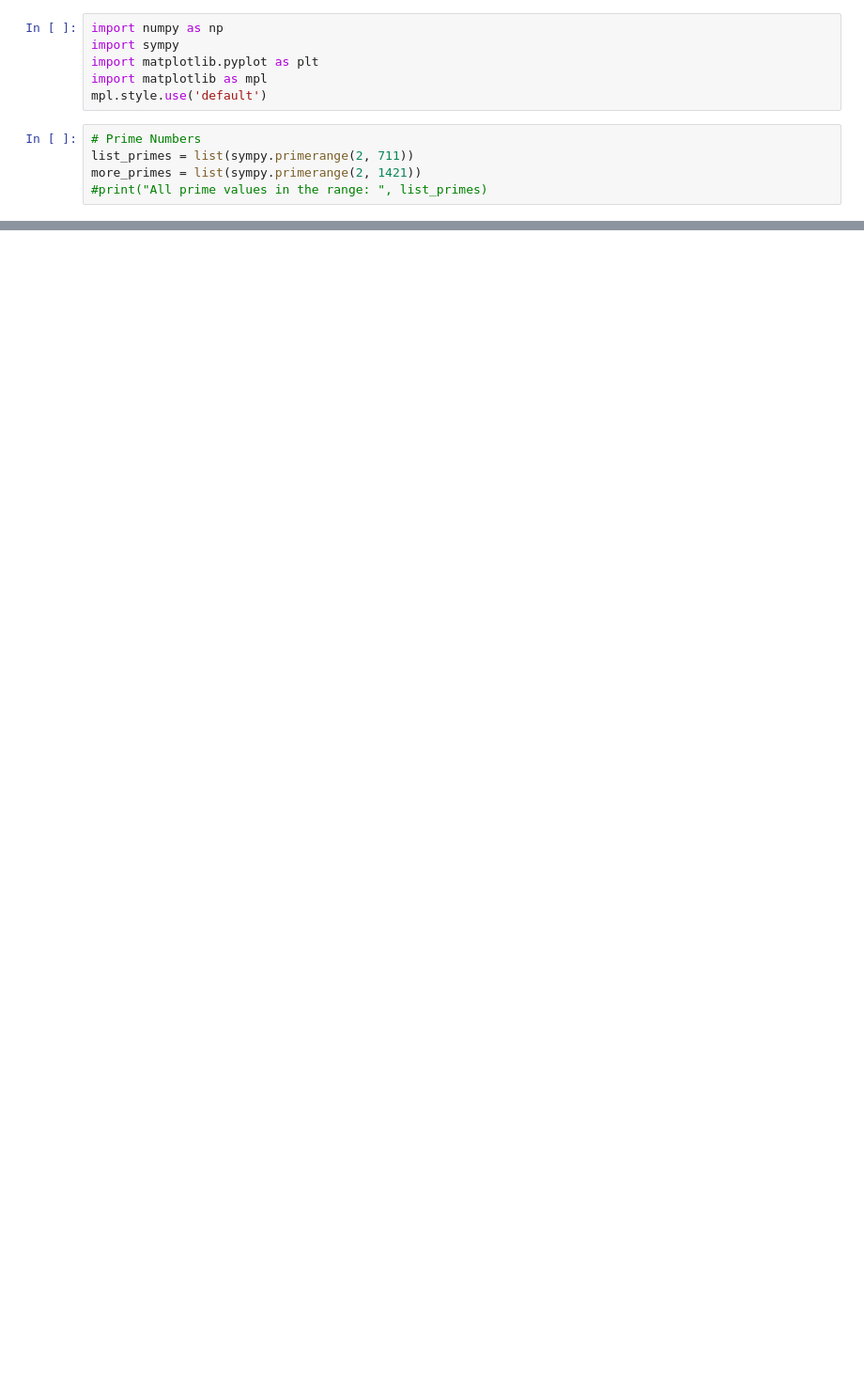
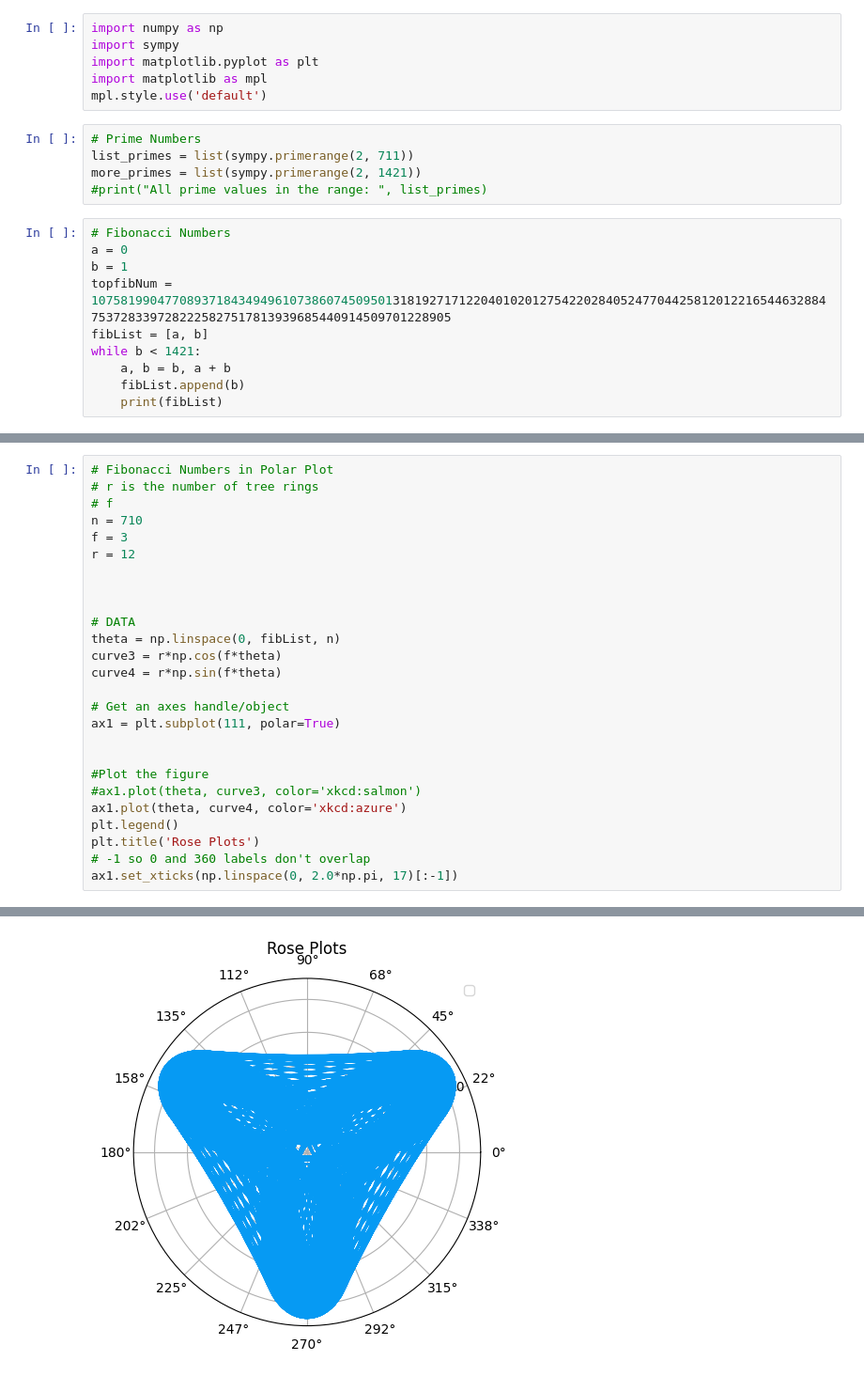
Before and after one commit to hishamaru999/Polar_Prime_Numbers, a Jupyter notebook: polarPlot_primeNumbers.ipynb, the cells around one changed output, grey strips where cells are left out. Shown at 94% size. Cells and saved outputs as stored; diff of their text form; blank space fills up the shorter version.

```diff
--- a/polarPlot_primeNumbers.ipynb
+++ b/polarPlot_primeNumbers.ipynb
@@ -9,3 +11,13 @@ mpl.style.use('default')
 list_primes = list(sympy.primerange(2, 711))
 more_primes = list(sympy.primerange(2, 1421))
 #print("All prime values in the range: ", list_primes)
+# %%
+# Fibonacci Numbers
+a = 0
+b = 1
+topfibNum = 10758199047708937184349496107386074509501318192717122040102012754220284052477044258120122165446328847537283397282225827517813939685440914509701228905
+fibList = [a, b]
+while b < 1421:
+    a, b = b, a + b
+    fibList.append(b)
+    print(fibList)
@@ -159,0 +389,27 @@ print('We are the {} who say "{}!"'.format('knights', 'Ni'))
+# %%
+# Fibonacci Numbers in Polar Plot
+# r is the number of tree rings
+# f
+n = 710
+f = 3
+r = 12
+
+
+
+# DATA
+theta = np.linspace(0, fibList, n)
+curve3 = r*np.cos(f*theta)
+curve4 = r*np.sin(f*theta)
+
+# Get an axes handle/object
+ax1 = plt.subplot(111, polar=True)
+
+
+#Plot the figure
+#ax1.plot(theta, curve3, color='xkcd:salmon')
+ax1.plot(theta, curve4, color='xkcd:azure')
+plt.legend()
+plt.title('Rose Plots')
+# -1 so 0 and 360 labels don't overlap
+ax1.set_xticks(np.linspace(0, 2.0*np.pi, 17)[:-1])
+# %% [output]
@@ -159,0 +433 @@ print('We are the {} who say "{}!"'.format('knights', 'Ni'))
+[figure, added]
```
Also changed, not shown: parts of 15 cells of this notebook.
